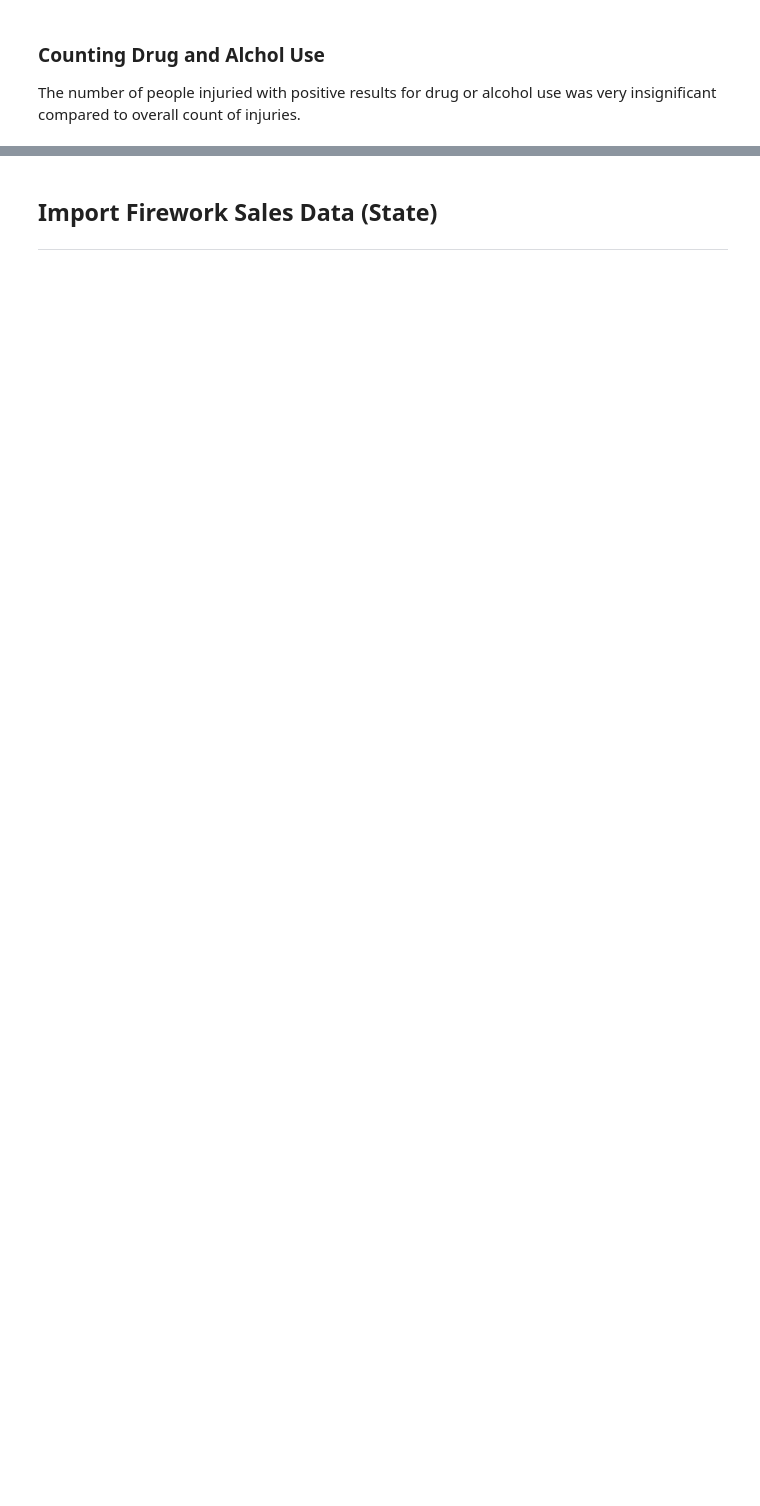
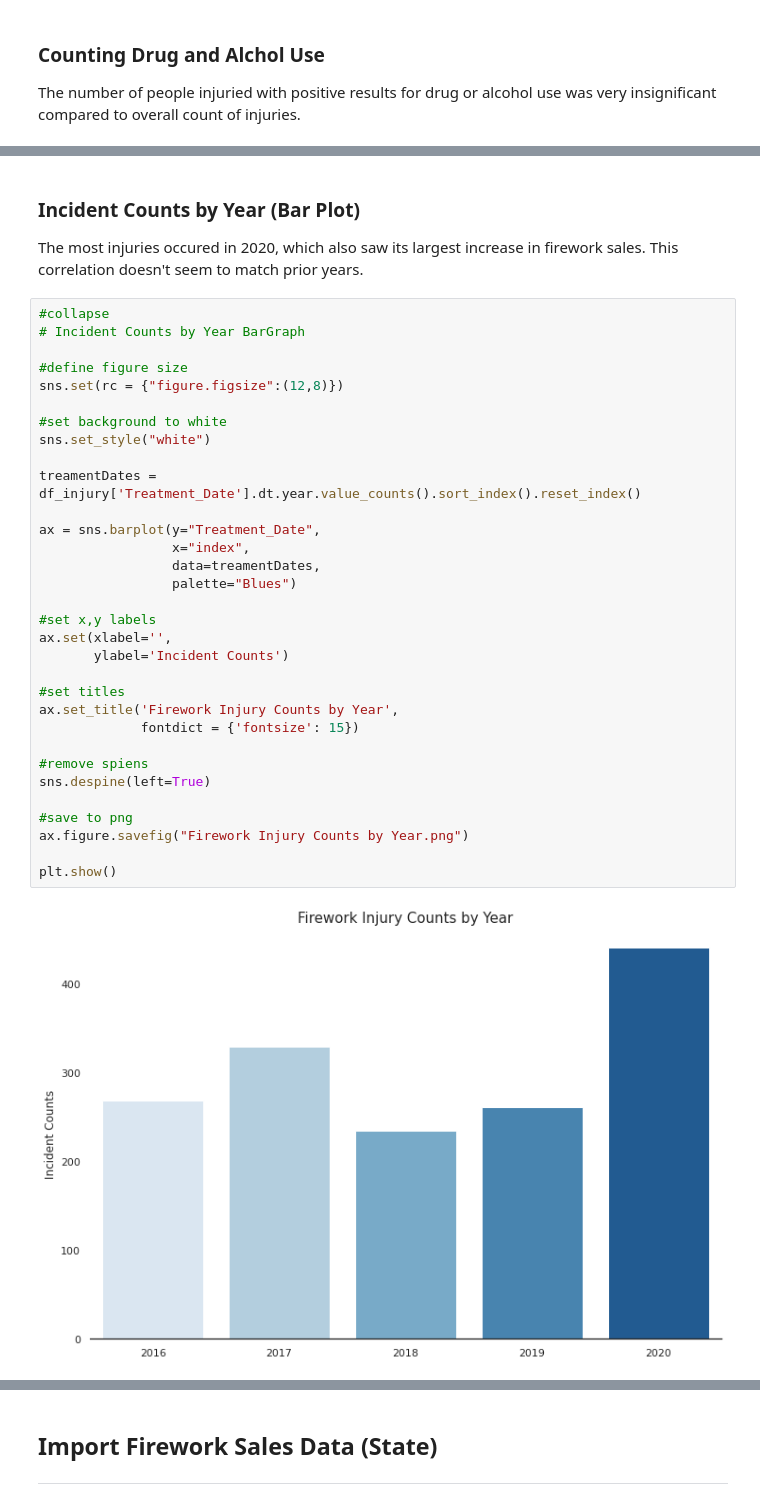
Before and after one commit to drusho/Analysis_of_US_Firework_Sales_and_Injuries, a Jupyter notebook: notebooks/Analysis_of_US_Firework_Sales_and_Injuries.ipynb, the cells around one changed output, grey strips where cells are left out. Saved outputs shown, nothing was run; the diff lists cells and outputs as text; blank space fills up the shorter version.

```diff
--- a/notebooks/Analysis_of_US_Firework_Sales_and_Injuries.ipynb
+++ b/notebooks/Analysis_of_US_Firework_Sales_and_Injuries.ipynb
@@ -524,0 +321,38 @@ plt.show()
+# %% [markdown]
+### Incident Counts by Year (Bar Plot)
+
+The most injuries occured in 2020, which also saw its largest increase in firework sales.  This correlation doesn't seem to match prior years.
+# %%
+#collapse
+# Incident Counts by Year BarGraph
+
+#define figure size
+sns.set(rc = {"figure.figsize":(12,8)})
+
+#set background to white
+sns.set_style("white")
+
+treamentDates = df_injury['Treatment_Date'].dt.year.value_counts().sort_index().reset_index()
+
+ax = sns.barplot(y="Treatment_Date",
+                 x="index",
+                 data=treamentDates,
+                 palette="Blues")
+
+#set x,y labels
+ax.set(xlabel='',
+       ylabel='Incident Counts')
+
+#set titles
+ax.set_title('Firework Injury Counts by Year',
+             fontdict = {'fontsize': 15})
+
+#remove spiens
+sns.despine(left=True)
+
+#save to png
+ax.figure.savefig("Firework Injury Counts by Year.png")
+
+plt.show()
+# %% [output]
+[figure, added]
```
Also changed, not shown: parts of 113 cells of this notebook.
